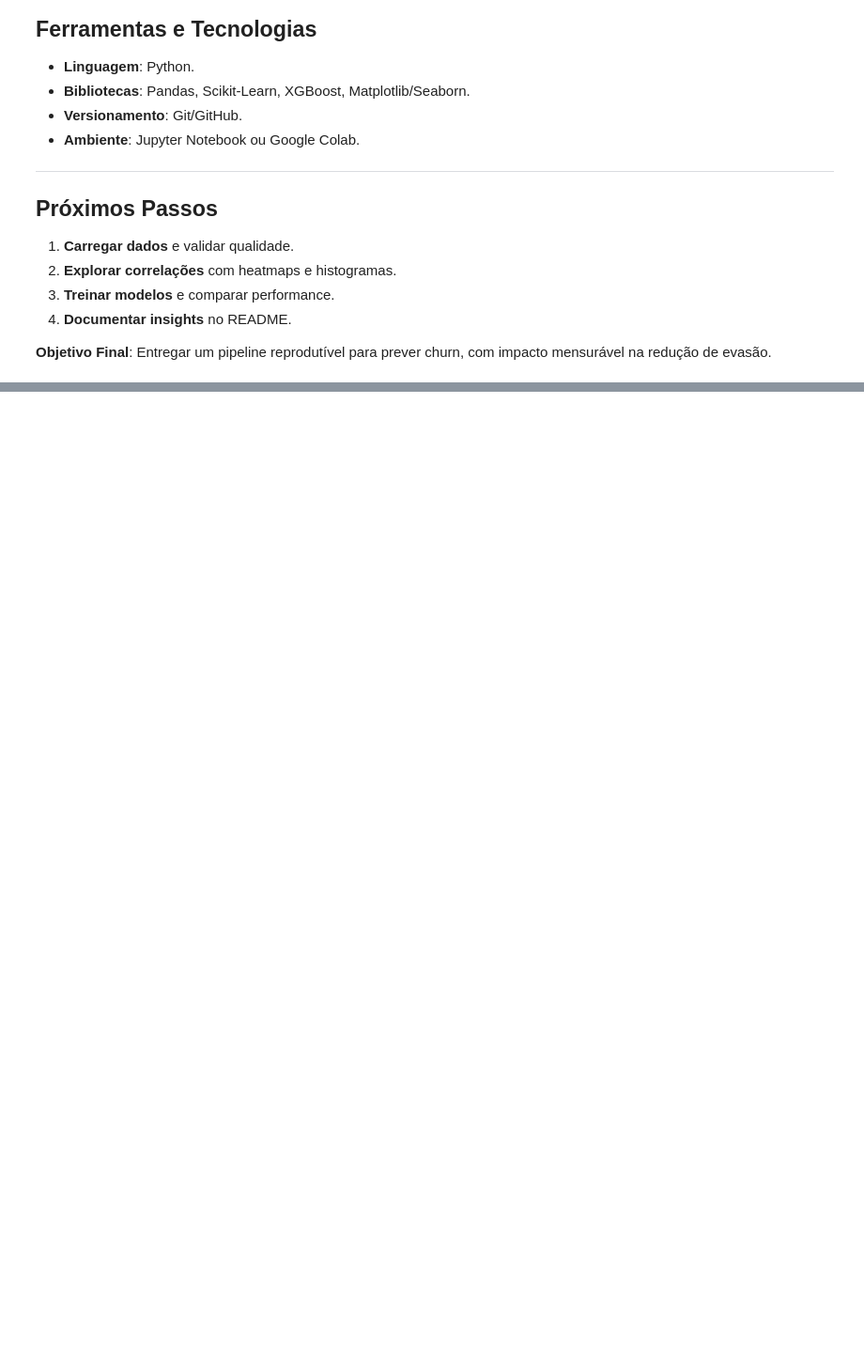
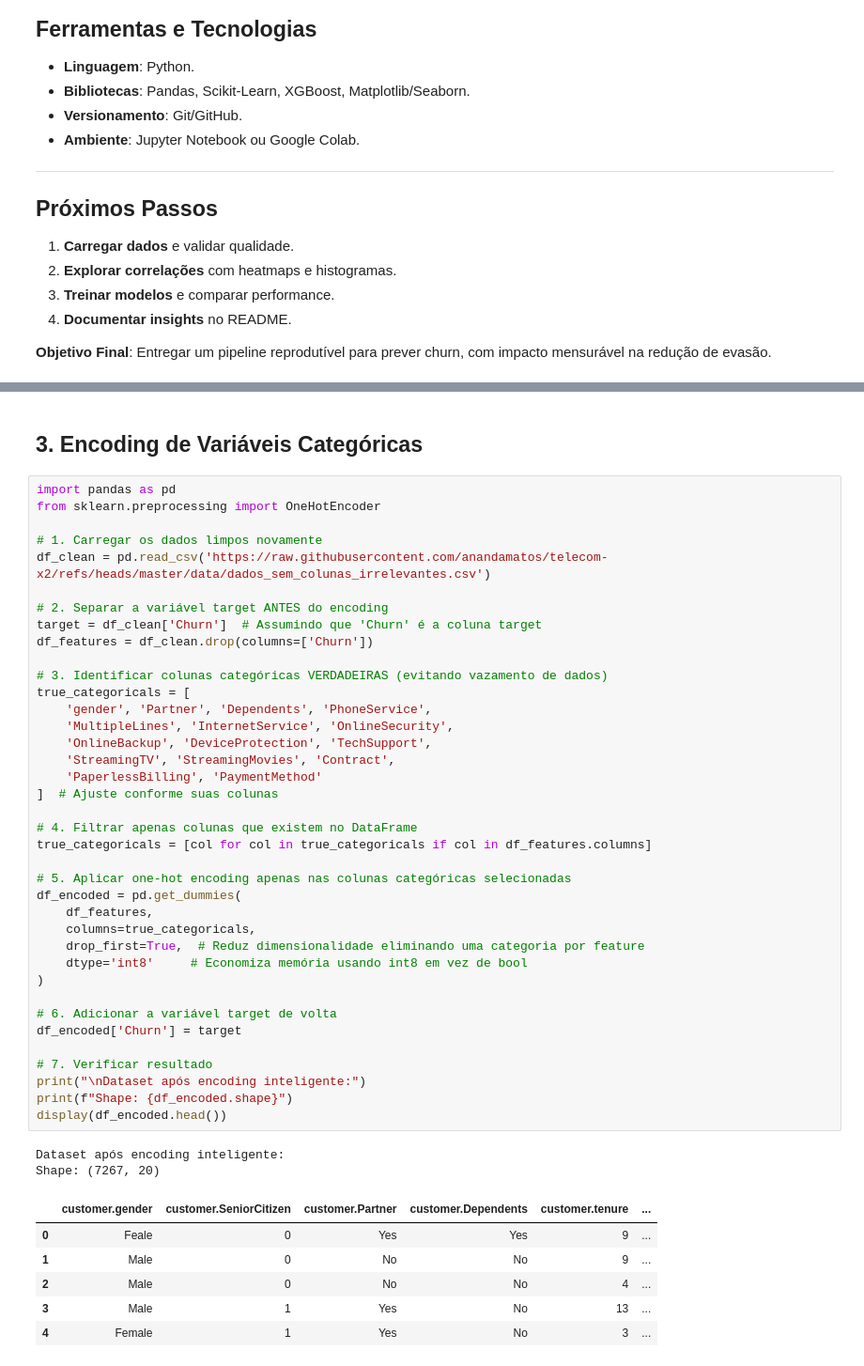
Before and after one commit to anandamatos/telecom-x2, a Jupyter notebook: notebooks/index.ipynb, the cells around one changed output, grey strips where cells are left out. Shown: that part at 94% size. Saved outputs shown, nothing was run; the diff lists cells and outputs as text; blank space fills up the shorter version.

```diff
--- a/notebooks/index.ipynb
+++ b/notebooks/index.ipynb
@@ -66,0 +110,49 @@ TELECOM-X2/
+# %% [markdown]
+## 3. Encoding de Variáveis Categóricas
+# %%
+import pandas as pd
+from sklearn.preprocessing import OneHotEncoder
+
+# 1. Carregar os dados limpos novamente
+df_clean = pd.read_csv('https://raw.githubusercontent.com/anandamatos/telecom-x2/refs/heads/master/data/dados_sem_colunas_irrelevantes.csv')
+
+# 2. Separar a variável target ANTES do encoding
+target = df_clean['Churn']  # Assumindo que 'Churn' é a coluna target
+df_features = df_clean.drop(columns=['Churn'])
+
+# 3. Identificar colunas categóricas VERDADEIRAS (evitando vazamento de dados)
+true_categoricals = [
+    'gender', 'Partner', 'Dependents', 'PhoneService',
+    'MultipleLines', 'InternetService', 'OnlineSecurity',
+    'OnlineBackup', 'DeviceProtection', 'TechSupport',
+    'StreamingTV', 'StreamingMovies', 'Contract',
+    'PaperlessBilling', 'PaymentMethod'
+]  # Ajuste conforme suas colunas
+
+# 4. Filtrar apenas colunas que existem no DataFrame
+true_categoricals = [col for col in true_categoricals if col in df_features.columns]
+
+# 5. Aplicar one-hot encoding apenas nas colunas categóricas selecionadas
+df_encoded = pd.get_dummies(
+    df_features,
+    columns=true_categoricals,
+    drop_first=True,  # Reduz dimensionalidade eliminando uma categoria por feature
+    dtype='int8'     # Economiza memória usando int8 em vez de bool
+)
+
+# 6. Adicionar a variável target de volta
+df_encoded['Churn'] = target
+
+# 7. Verificar resultado
+print("\nDataset após encoding inteligente:")
+print(f"Shape: {df_encoded.shape}")
+display(df_encoded.head())
+# %% [output]
+Dataset após encoding inteligente:
+Shape: (7267, 20)
+|  | customer.gender | customer.SeniorCitizen | customer.Partner | customer.Dependents | customer.tenure | ... |
+| 0 | Feale | 0 | Yes | Yes | 9 | ... |
+| 1 | Male | 0 | No | No | 9 | ... |
+| 2 | Male | 0 | No | No | 4 | ... |
+| 3 | Male | 1 | Yes | No | 13 | ... |
+| 4 | Female | 1 | Yes | No | 3 | ... |
```
Also changed, not shown: parts of 16 cells of this notebook, 1 other file.
